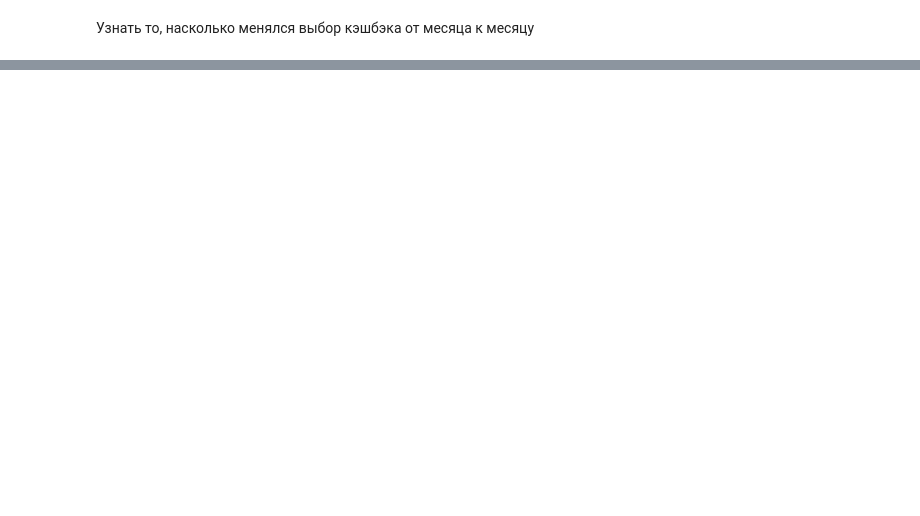
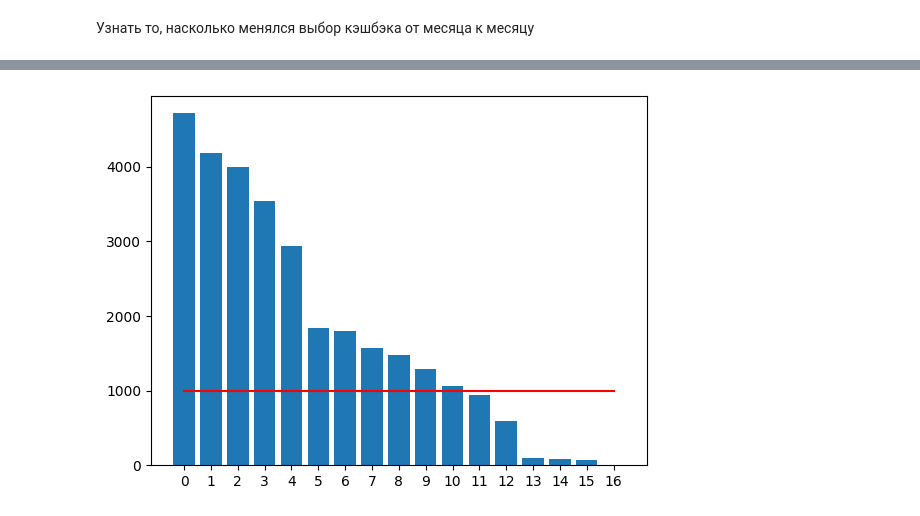
Before and after one commit to Cheshuyka/DANO, a Jupyter notebook: preprocessing.ipynb, the cells around one changed output, grey strips where cells are left out. Drawn from its saved outputs; the diff is of its cells as text; code cells hidden in the pictures; blank space fills up the shorter version.

```diff
--- a/preprocessing.ipynb
+++ b/preprocessing.ipynb
@@ -199,0 +245,6 @@ act_rent_car: 85
+# %%
+plt.bar(indexes, actSer)
+plt.plot(indexes, [1000]*17, color='red')
+plt.show()
+# %% [output]
+[figure, added]
```
Also changed, not shown: parts of 33 cells of this notebook.
